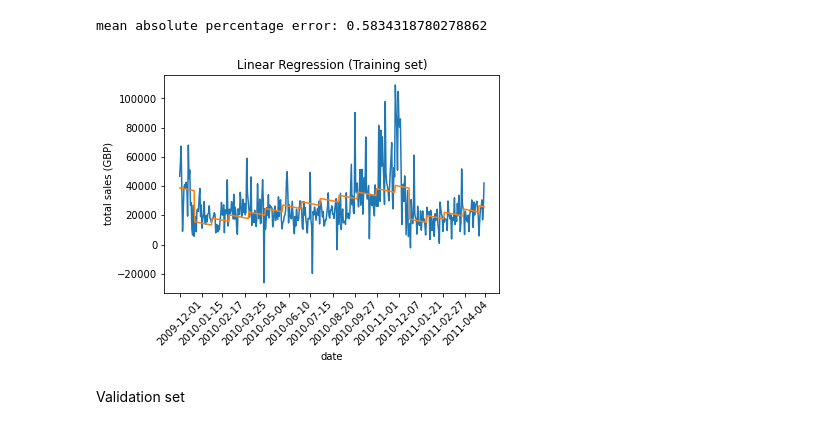
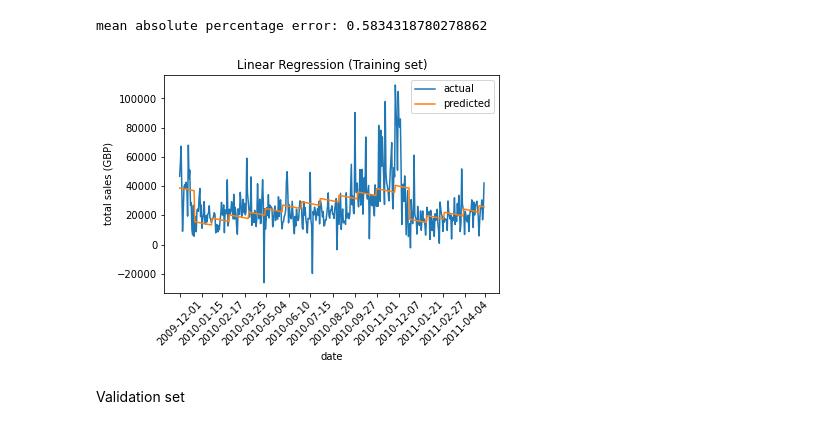
Before and after one commit to mwreed1/forcasting-sales, a Jupyter notebook: sale_uk.ipynb, the cells around one changed output. Cells and saved outputs as stored; diff of their text form; code cells hidden in the pictures.

Commit message:
Added legends to trend plots

```diff
--- a/sale_uk.ipynb
+++ b/sale_uk.ipynb
@@ -220,19 +220,20 @@ mean absolute percentage error: 0.5834318780278862
 # %%
 import matplotlib.dates as mdates
 fig = plt.figure()
 ax = fig.add_subplot(111)
 
-ax.plot(X_train_axis.index,y_train)
-ax.plot(X_train_axis.index,preds)
+ax.plot(X_train_axis.index,y_train,label='actual')
+ax.plot(X_train_axis.index,preds,label='predicted')
+ax.legend()
 #ax.xaxis.set_major_formatter(mdates.DateFormatter('%Y-%m-%d'))
 ax.xaxis.set_major_locator(mdates.MonthLocator(interval=1))
 ax.tick_params(axis='x', labelrotation=45)
 plt.xlabel("date")
 plt.ylabel("total sales (GBP)")
 plt.title("Linear Regression (Training set)")
 plt.show()
 # %% [output]
-[figure, old version]
+[figure, new version]
 # %% [markdown]
 Validation set
 # %%
```
Also changed, not shown: parts of 5 cells of this notebook.
